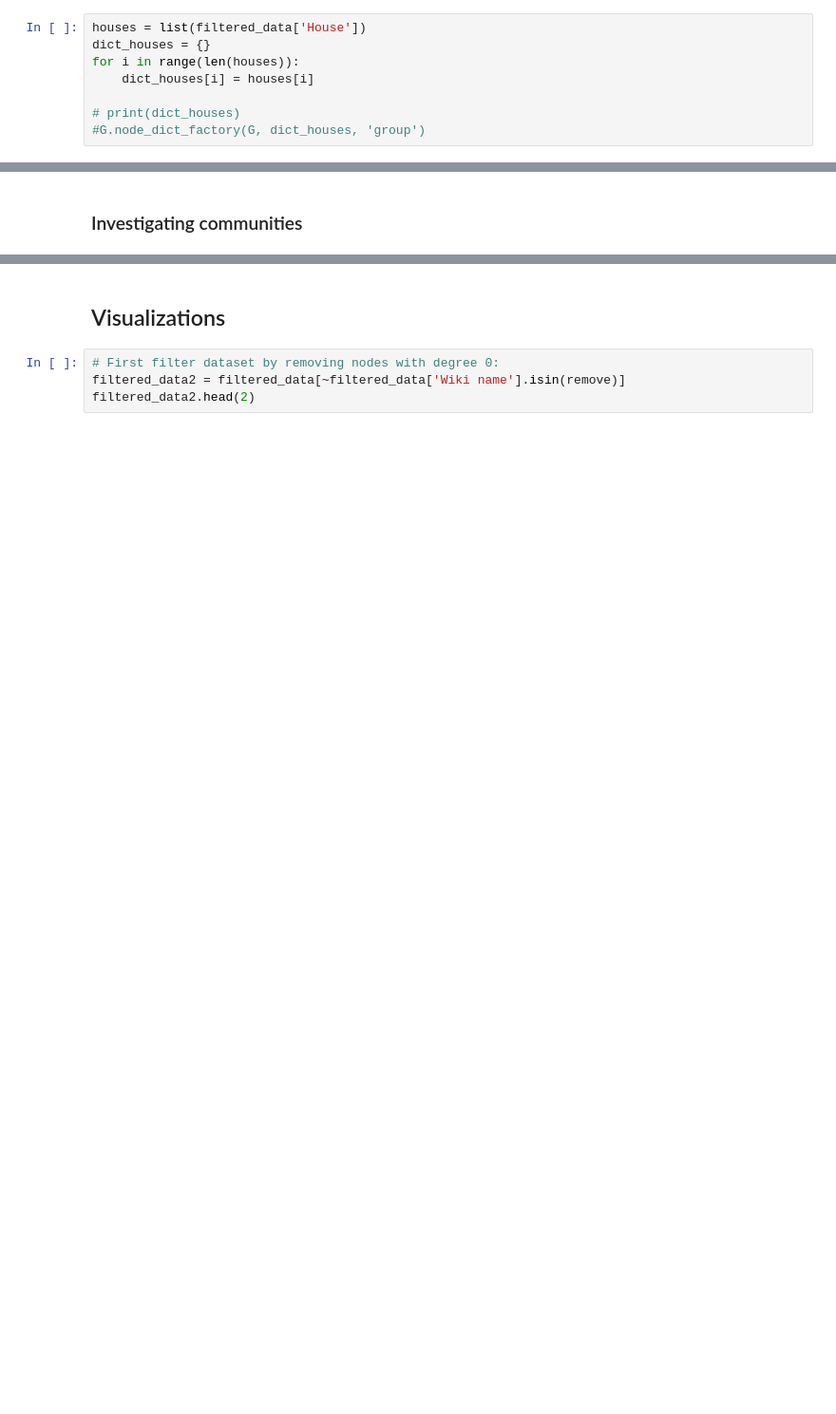
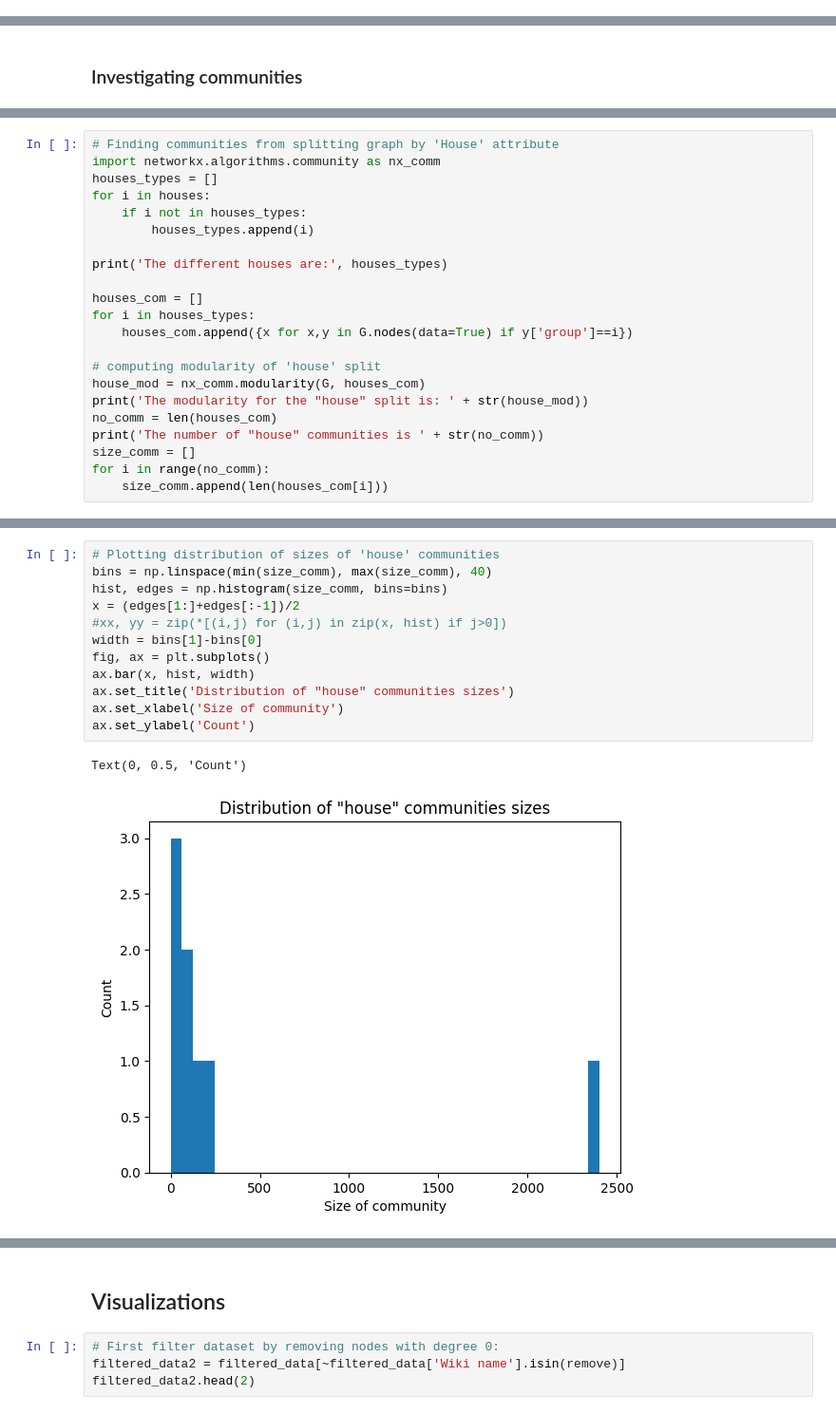
Before and after one commit to fridamariejoergensen/CSS_project, a Jupyter notebook: Explainer_Notebook.ipynb, the cells around one changed output, grey strips where cells are left out. Shown at 95% size. Drawn from its saved outputs; the diff is of its cells as text; blank space fills up the shorter version.

Commit message:
House communities added

```diff
--- a/Explainer_Notebook.ipynb
+++ b/Explainer_Notebook.ipynb
@@ -377,8 +408,0 @@ MultiDiGraph with 3179 nodes and 117752 edges
-# %%
-houses = list(filtered_data['House'])
-dict_houses = {}
-for i in range(len(houses)):
-    dict_houses[i] = houses[i]
-
-# print(dict_houses)
-#G.node_dict_factory(G, dict_houses, 'group')
@@ -401,0 +416,22 @@ netwulf.interactive.visualize(G)
+# %%
+# Finding communities from splitting graph by 'House' attribute
+import networkx.algorithms.community as nx_comm
+houses_types = []
+for i in houses:
+    if i not in houses_types:
+        houses_types.append(i)
+
+print('The different houses are:', houses_types)
+
+houses_com = []
+for i in houses_types:
+    houses_com.append({x for x,y in G.nodes(data=True) if y['group']==i})
+
+# computing modularity of 'house' split
+house_mod = nx_comm.modularity(G, houses_com)
+print('The modularity for the "house" split is: ' + str(house_mod))
+no_comm = len(houses_com)
+print('The number of "house" communities is ' + str(no_comm))
+size_comm = []
+for i in range(no_comm):
+    size_comm.append(len(houses_com[i]))
@@ -401,0 +442,15 @@ netwulf.interactive.visualize(G)
+# %%
+# Plotting distribution of sizes of 'house' communities
+bins = np.linspace(min(size_comm), max(size_comm), 40)
+hist, edges = np.histogram(size_comm, bins=bins)
+x = (edges[1:]+edges[:-1])/2
+#xx, yy = zip(*[(i,j) for (i,j) in zip(x, hist) if j>0])
+width = bins[1]-bins[0]
+fig, ax = plt.subplots()
+ax.bar(x, hist, width)
+ax.set_title('Distribution of "house" communities sizes')
+ax.set_xlabel('Size of community')
+ax.set_ylabel('Count')
+# %% [output]
+Text(0, 0.5, 'Count')
+[figure, added]
```
Also changed, not shown: parts of 16 cells of this notebook.
